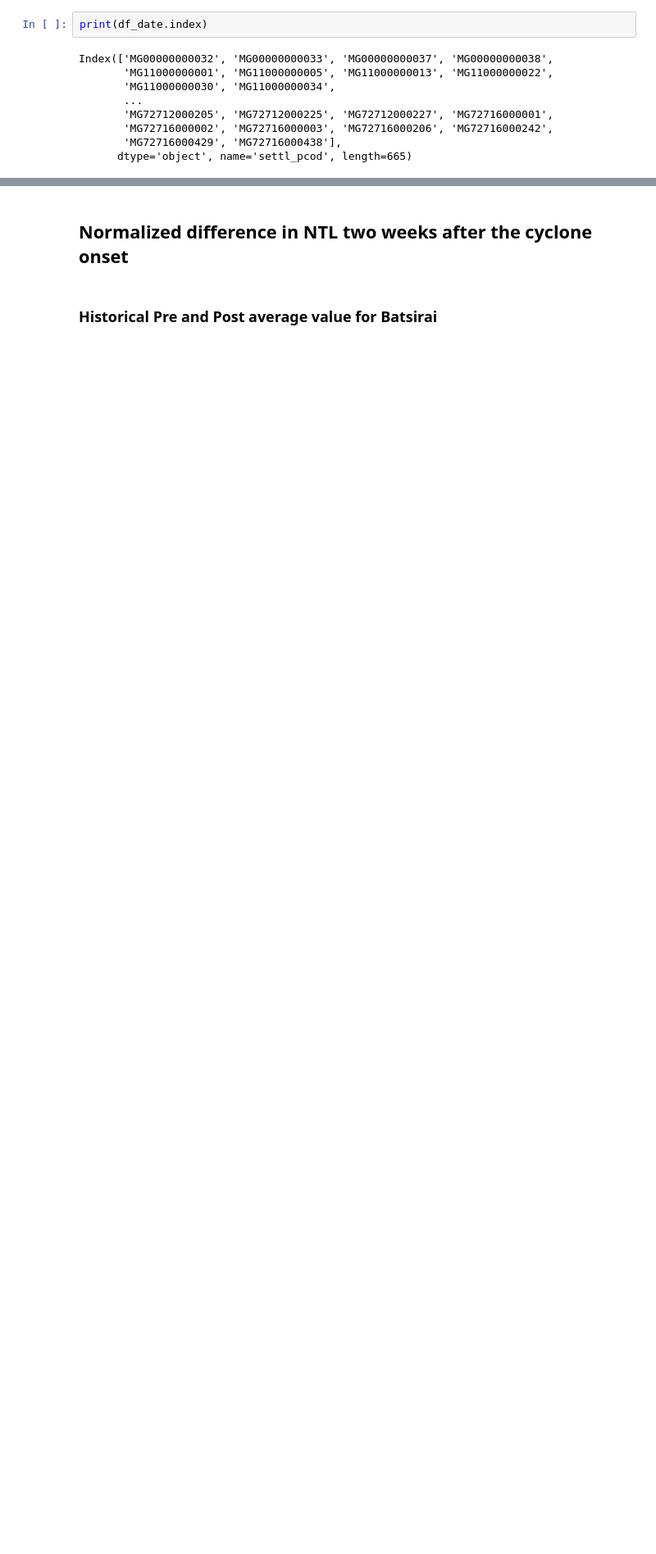
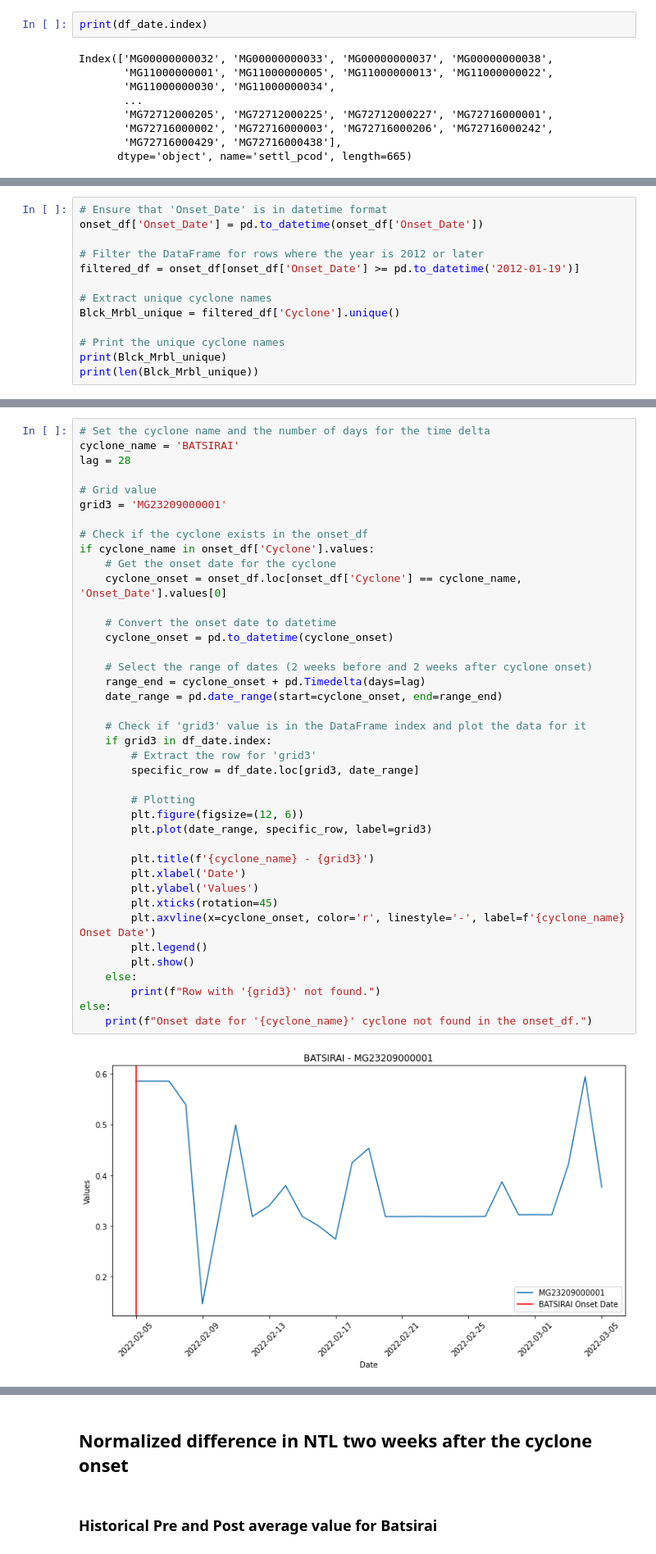
Before and after one commit to nafroze/Belmont_edit_table_plots, a Jupyter notebook: Manipulate_Table_Plot.ipynb, the cells around one changed output, grey strips where cells are left out. Shown: that part at 82% size. Drawn from its saved outputs; the diff is of its cells as text; blank space fills up the shorter version.

```diff
--- a/Manipulate_Table_Plot.ipynb
+++ b/Manipulate_Table_Plot.ipynb
@@ -78,0 +237,13 @@ Index(['MG00000000032', 'MG00000000033', 'MG00000000037', 'MG00000000038',
+# %%
+# Ensure that 'Onset_Date' is in datetime format
+onset_df['Onset_Date'] = pd.to_datetime(onset_df['Onset_Date'])
+
+# Filter the DataFrame for rows where the year is 2012 or later
+filtered_df = onset_df[onset_df['Onset_Date'] >= pd.to_datetime('2012-01-19')]
+
+# Extract unique cyclone names
+Blck_Mrbl_unique = filtered_df['Cyclone'].unique()
+
+# Print the unique cyclone names
+print(Blck_Mrbl_unique)
+print(len(Blck_Mrbl_unique))
@@ -78,0 +257,42 @@ Index(['MG00000000032', 'MG00000000033', 'MG00000000037', 'MG00000000038',
+# %%
+# Set the cyclone name and the number of days for the time delta
+cyclone_name = 'BATSIRAI'
+lag = 28
+
+# Grid value
+grid3 = 'MG23209000001'
+
+# Check if the cyclone exists in the onset_df
+if cyclone_name in onset_df['Cyclone'].values:
+    # Get the onset date for the cyclone
+    cyclone_onset = onset_df.loc[onset_df['Cyclone'] == cyclone_name, 'Onset_Date'].values[0]
+
+    # Convert the onset date to datetime
+    cyclone_onset = pd.to_datetime(cyclone_onset)
+
+    # Select the range of dates (2 weeks before and 2 weeks after cyclone onset)
+    range_end = cyclone_onset + pd.Timedelta(days=lag)
+    date_range = pd.date_range(start=cyclone_onset, end=range_end)
+
+    # Check if 'grid3' value is in the DataFrame index and plot the data for it
+    if grid3 in df_date.index:
+        # Extract the row for 'grid3'
+        specific_row = df_date.loc[grid3, date_range]
+
+        # Plotting
+        plt.figure(figsize=(12, 6))
+        plt.plot(date_range, specific_row, label=grid3)
+
+        plt.title(f'{cyclone_name} - {grid3}')
+        plt.xlabel('Date')
+        plt.ylabel('Values')
+        plt.xticks(rotation=45)
+        plt.axvline(x=cyclone_onset, color='r', linestyle='-', label=f'{cyclone_name} Onset Date')
+        plt.legend()
+        plt.show()
+    else:
+        print(f"Row with '{grid3}' not found.")
+else:
+    print(f"Onset date for '{cyclone_name}' cyclone not found in the onset_df.")
+# %% [output]
+[figure, added]
```
Also changed, not shown: parts of 28 cells of this notebook.
